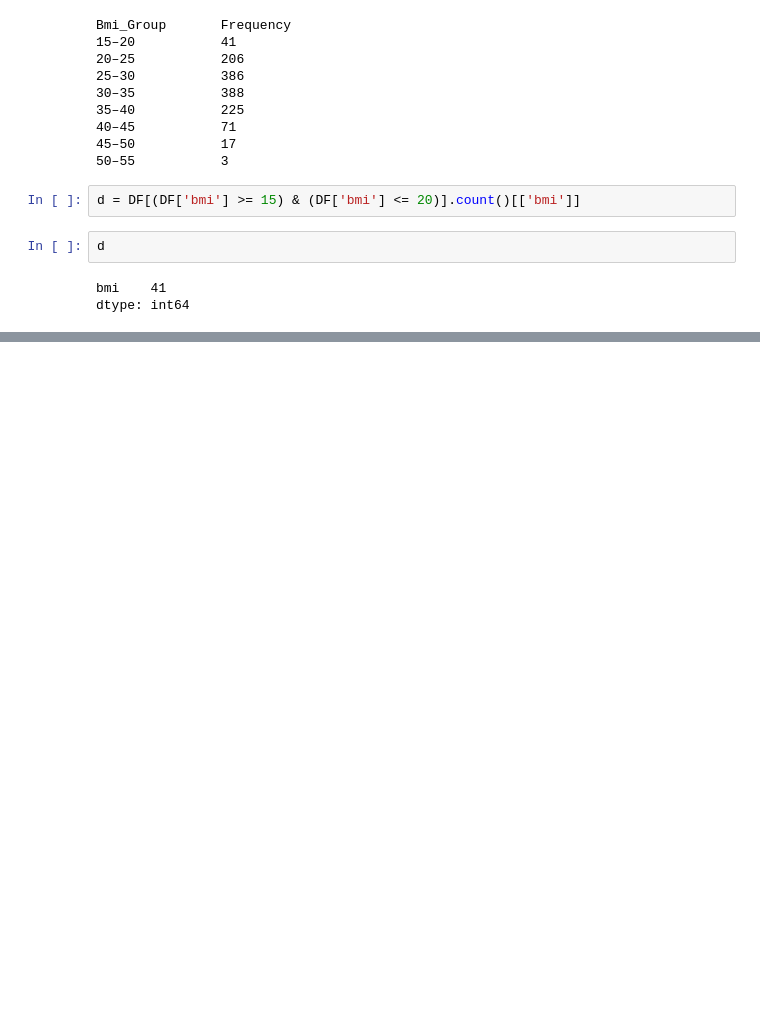
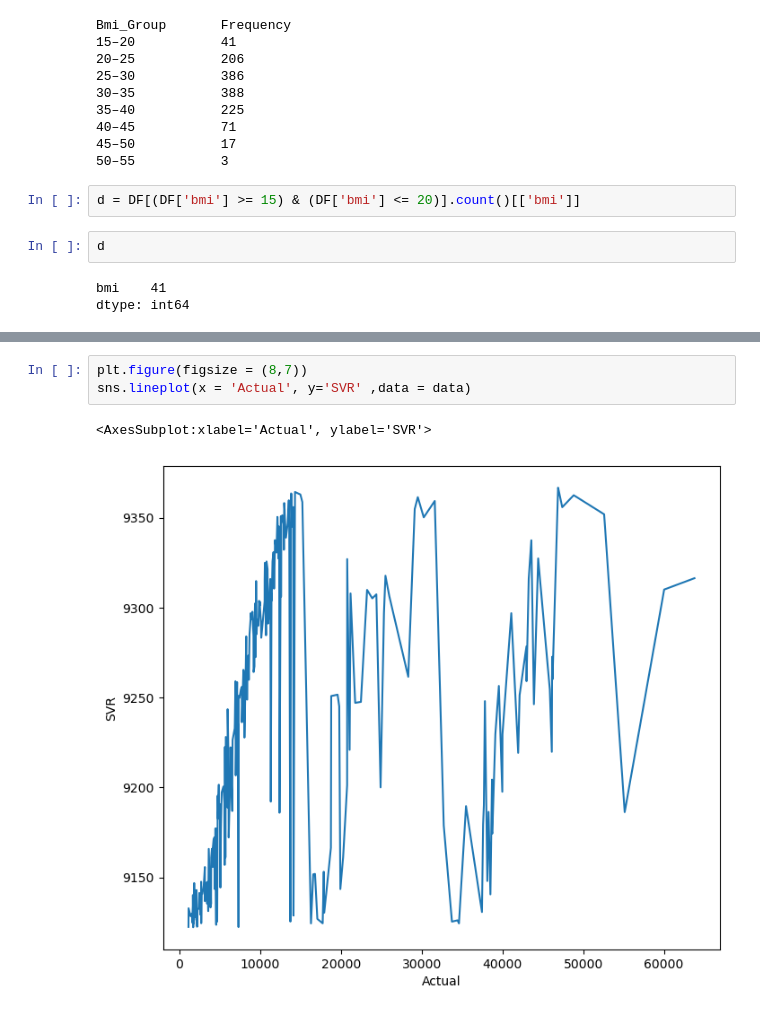
Before and after one commit to AlisTamang10/Python-Basics, a Jupyter notebook: Data Analysis/Linear_regression on insurance csv.ipynb, the cells around one changed output, grey strips where cells are left out. Cells and saved outputs as stored; diff of their text form; blank space fills up the shorter version.

```diff
--- a/Data Analysis/Linear_regression on insurance csv.ipynb
+++ b/Data Analysis/Linear_regression on insurance csv.ipynb
@@ -431,0 +512,6 @@ dtype: int64
+# %%
+plt.figure(figsize = (8,7))
+sns.lineplot(x = 'Actual', y='SVR' ,data = data)
+# %% [output]
+<AxesSubplot:xlabel='Actual', ylabel='SVR'>
+[figure, added]
```
Also changed, not shown: parts of 35 cells of this notebook.
